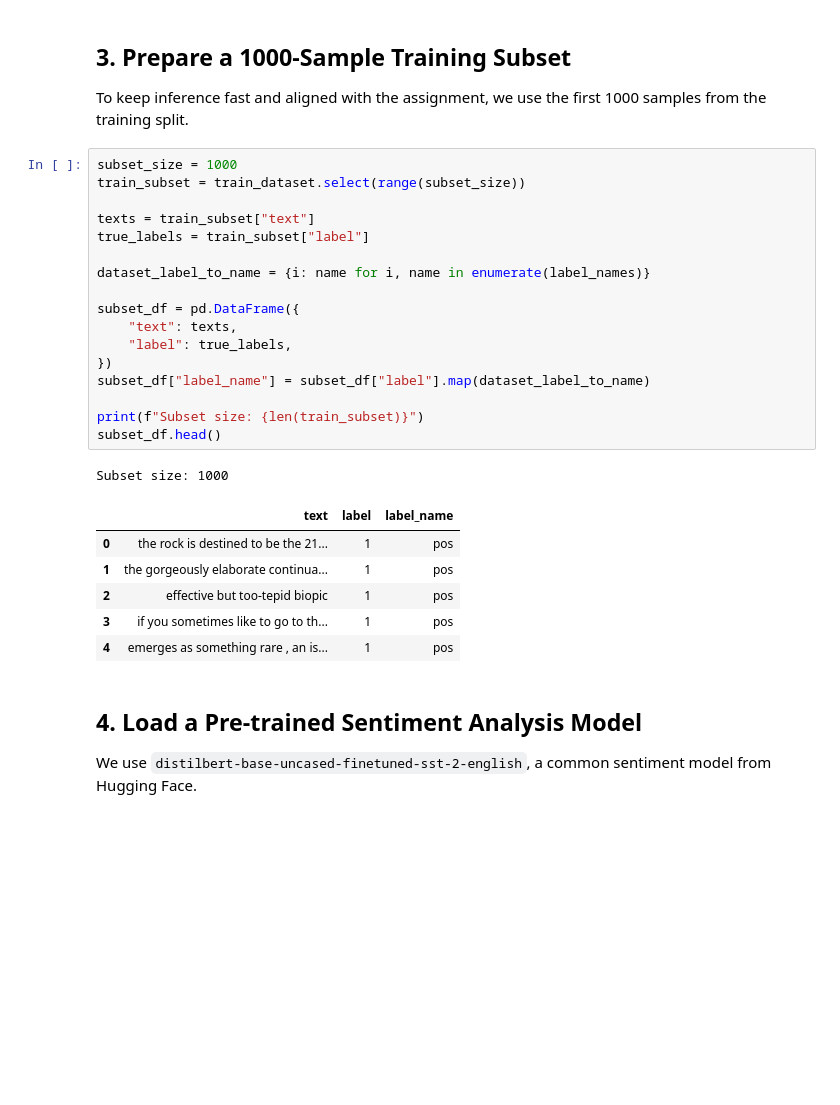
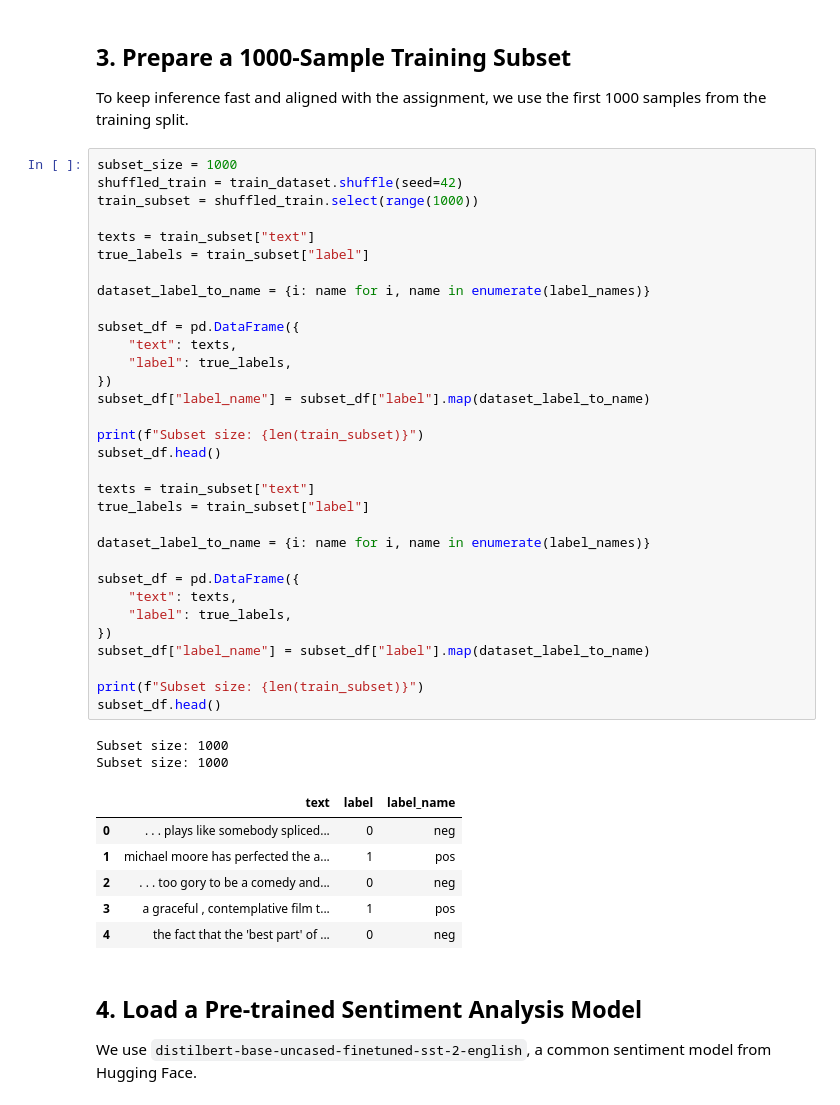
Before and after one commit to fredchan23/5m-data-3.10-nlp-advanced, a Jupyter notebook: assignment.ipynb, the cells around one changed output. Cells and saved outputs as stored; diff of their text form; blank space fills up the shorter version.

```diff
--- a/assignment.ipynb
+++ b/assignment.ipynb
@@ -66,29 +66,45 @@ Label names: ['neg', 'pos']
 To keep inference fast and aligned with the assignment, we use the first 1000 samples from the training split.
 # %%
 subset_size = 1000
-train_subset = train_dataset.select(range(subset_size))
+shuffled_train = train_dataset.shuffle(seed=42)
+train_subset = shuffled_train.select(range(1000))
 
 texts = train_subset["text"]
 true_labels = train_subset["label"]
 
 dataset_label_to_name = {i: name for i, name in enumerate(label_names)}
 
 subset_df = pd.DataFrame({
     "text": texts,
     "label": true_labels,
 })
 subset_df["label_name"] = subset_df["label"].map(dataset_label_to_name)
 
 print(f"Subset size: {len(train_subset)}")
 subset_df.head()
+
+texts = train_subset["text"]
+true_labels = train_subset["label"]
+
+dataset_label_to_name = {i: name for i, name in enumerate(label_names)}
+
+subset_df = pd.DataFrame({
+    "text": texts,
+    "label": true_labels,
+})
+subset_df["label_name"] = subset_df["label"].map(dataset_label_to_name)
+
+print(f"Subset size: {len(train_subset)}")
+subset_df.head()
 # %% [output]
 Subset size: 1000
+Subset size: 1000
 |  | text | label | label_name |
-| 0 | the rock is destined to be the 21... | 1 | pos |
-| 1 | the gorgeously elaborate continua... | 1 | pos |
-| 2 | effective but too-tepid biopic | 1 | pos |
-| 3 | if you sometimes like to go to th... | 1 | pos |
-| 4 | emerges as something rare , an is... | 1 | pos |
+| 0 | . . . plays like somebody spliced... | 0 | neg |
+| 1 | michael moore has perfected the a... | 1 | pos |
+| 2 | . . . too gory to be a comedy and... | 0 | neg |
+| 3 | a graceful , contemplative film t... | 1 | pos |
+| 4 | the fact that the 'best part' of ... | 0 | neg |
 # %% [markdown]
 ## 4. Load a Pre-trained Sentiment Analysis Model
 
```
Also changed, not shown: parts of 6 cells of this notebook.
